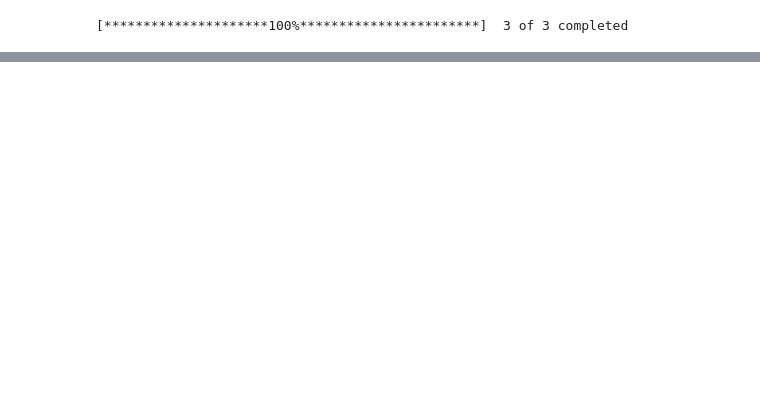
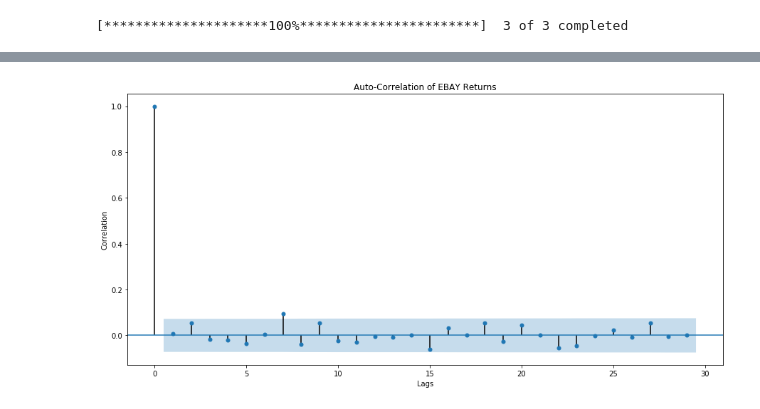
Before and after one commit to eddietaylor/securities-analysis, a Jupyter notebook: notebooks/EDA_class.ipynb, the cells around one changed output, grey strips where cells are left out. Drawn from its saved outputs; the diff is of its cells as text; code cells hidden in the pictures; blank space fills up the shorter version.

```diff
--- a/notebooks/EDA_class.ipynb
+++ b/notebooks/EDA_class.ipynb
@@ -199,0 +237,4 @@ yo.plot_correlations()
+# %%
+yo.plot_auto_correlations(ticker = 'EBAY')
+# %% [output]
+[figure, added]
```
Also changed, not shown: parts of 7 cells of this notebook.
